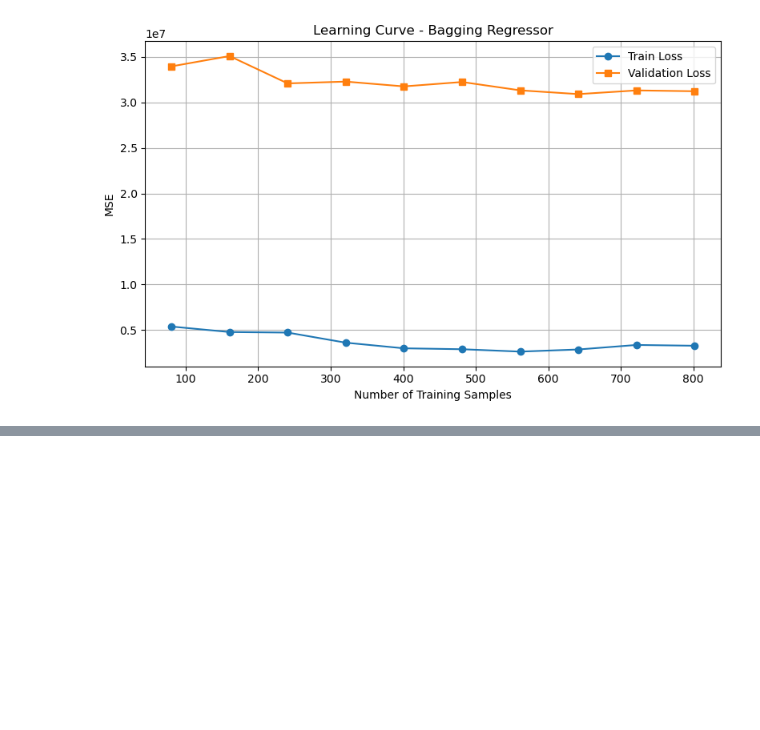
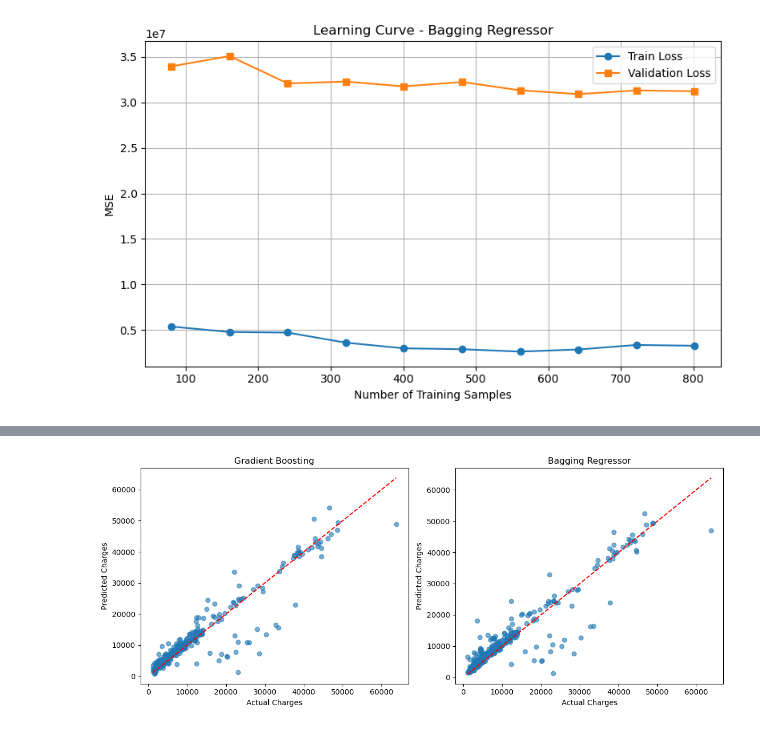
Before and after one commit to radhanikapoor/CMOR-438-S25, a Jupyter notebook: Supervised_Learning_Algorithms/Ensemble methods.ipynb, the cells around one changed output, grey strips where cells are left out. Cells and saved outputs as stored; diff of their text form; code cells hidden in the pictures; blank space fills up the shorter version.

```diff
--- a/Supervised_Learning_Algorithms/Ensemble methods.ipynb
+++ b/Supervised_Learning_Algorithms/Ensemble methods.ipynb
@@ -227,0 +274,39 @@ plt.show()
+# %%
+import matplotlib.pyplot as plt
+
+# Ensure models are fitted
+from sklearn.ensemble import GradientBoostingRegressor, BaggingRegressor
+from sklearn.tree import DecisionTreeRegressor
+
+# If needed, refit the models (skip if already done earlier)
+gbr = GradientBoostingRegressor(n_estimators=200, learning_rate=0.1, max_depth=3, random_state=42)
+gbr.fit(X_train, y_train)
+
+bagging = BaggingRegressor(base_estimator=DecisionTreeRegressor(), n_estimators=100, random_state=42)
+bagging.fit(X_train, y_train)
+
+# Generate predictions
+gbr_pred = gbr.predict(X_test)
+bagging_pred = bagging.predict(X_test)
+
+# Create side-by-side plots
+fig, ax = plt.subplots(1, 2, figsize=(12, 5))
+
+# Gradient Boosting plot
+ax[0].scatter(y_test, gbr_pred, alpha=0.6)
+ax[0].plot([y_test.min(), y_test.max()], [y_test.min(), y_test.max()], 'r--')
+ax[0].set_title("Gradient Boosting")
+ax[0].set_xlabel("Actual Charges")
+ax[0].set_ylabel("Predicted Charges")
+
+# Bagging Regressor plot
+ax[1].scatter(y_test, bagging_pred, alpha=0.6)
+ax[1].plot([y_test.min(), y_test.max()], [y_test.min(), y_test.max()], 'r--')
+ax[1].set_title("Bagging Regressor")
+ax[1].set_xlabel("Actual Charges")
+ax[1].set_ylabel("Predicted Charges")
+
+plt.tight_layout()
+plt.show()
+# %% [output]
+[figure, added]
```
Also changed, not shown: parts of 1 cell of this notebook.
